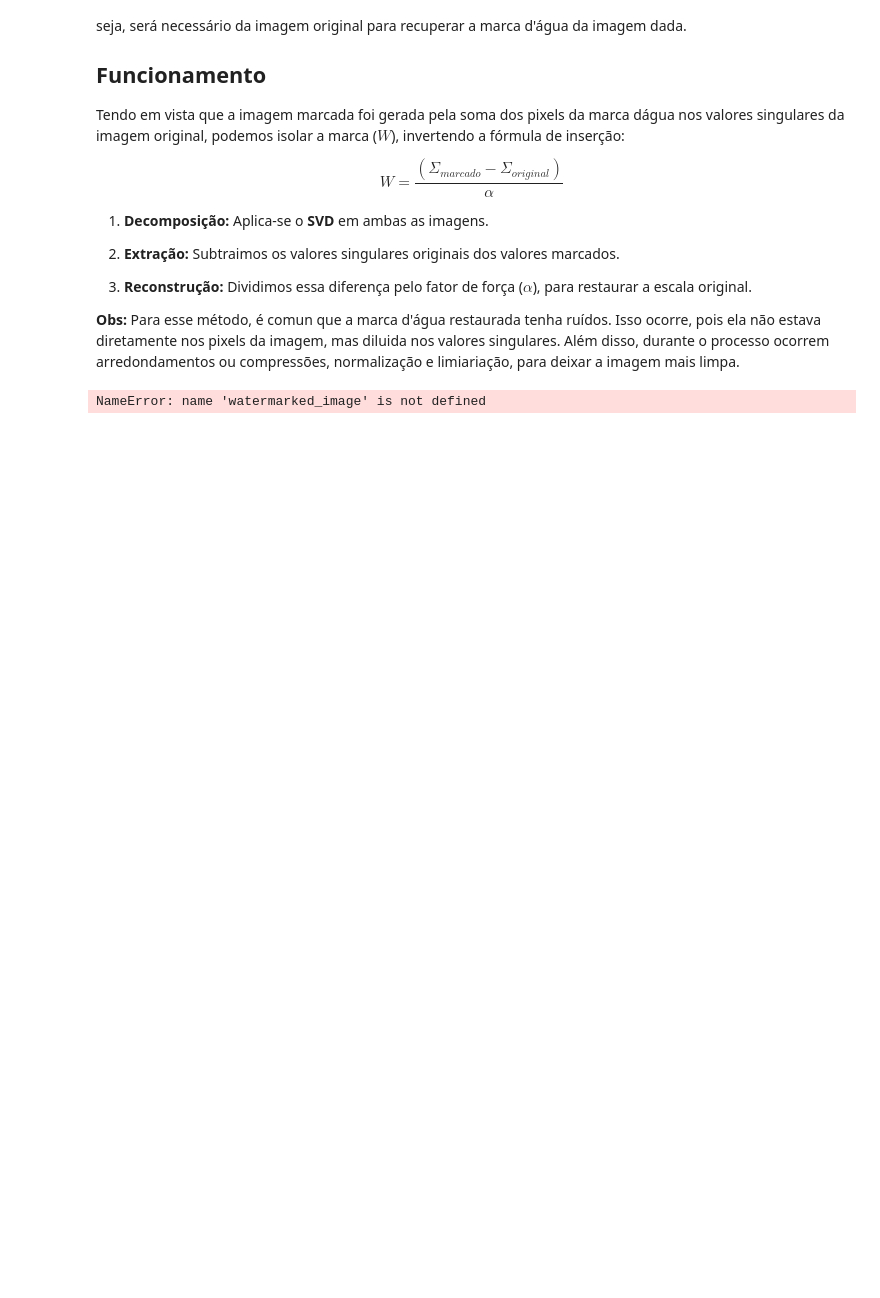
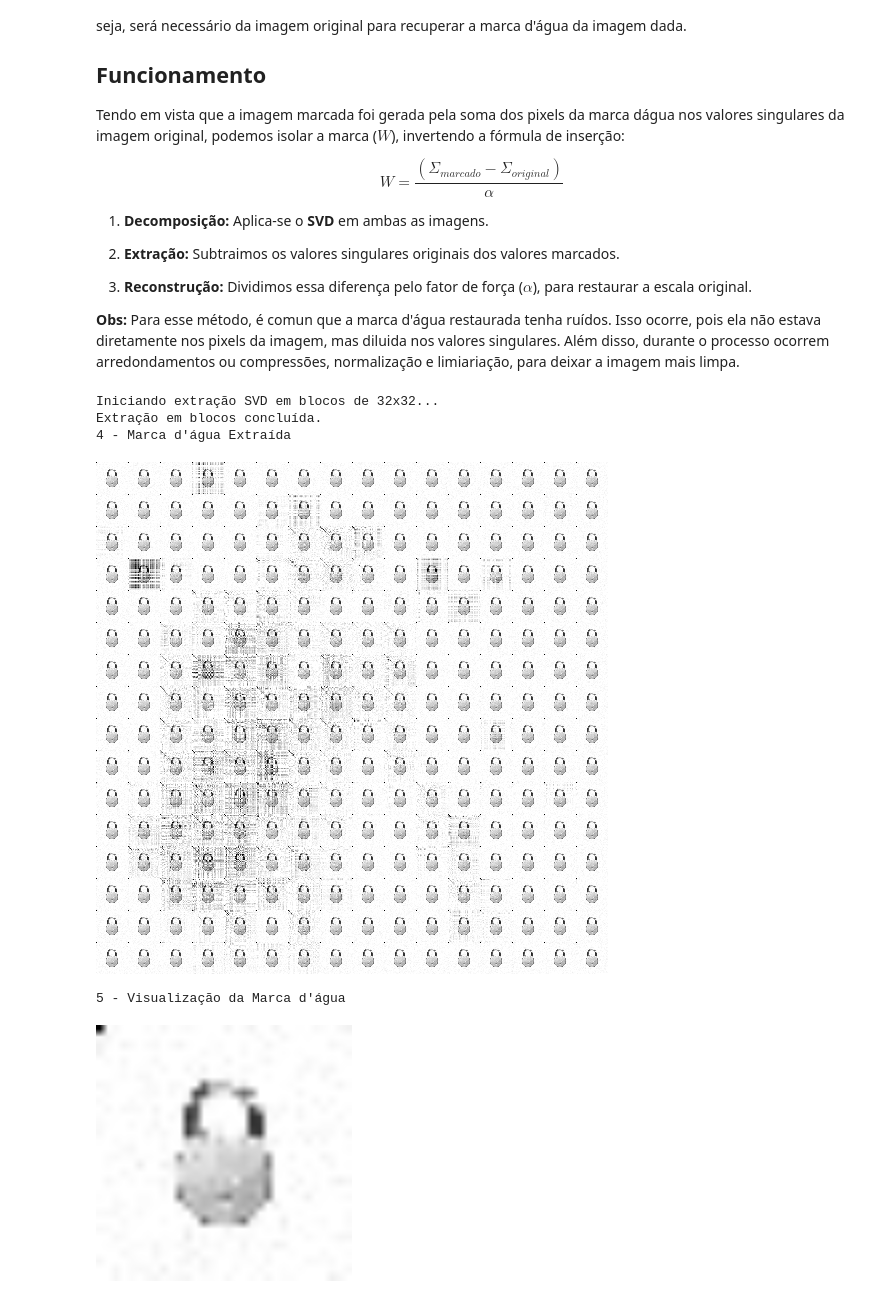
Before and after one commit to JuanHPassos/svd-watermarking, a Jupyter notebook: svd_watermarking.ipynb, the cells around one changed output. Drawn from its saved outputs; the diff is of its cells as text; code cells hidden in the pictures; blank space fills up the shorter version.

Commit message:
Last version of svd_watermarking.ipynb

```diff
--- a/svd_watermarking.ipynb
+++ b/svd_watermarking.ipynb
@@ -268,13 +216,14 @@ import numpy as np
 import cv2
 from google.colab.patches import cv2_imshow
 
-def extract_svd(watermarked_image, host_image, alpha, block_size=4):
+def extract_svd(watermarked_image, host_image, alpha, keys, block_size=32):
     """
     Extrai uma marca d'água (watermark_image) de uma imagem marcada (watermarked_image)
     usando SVD em blocos.
 
     NOTA: Este é um método "não-cego" (non-blind) e REQUER a imagem hospedeira
-    original para a extração, conforme descrito na fórmula do artigo.
+    original para a extração, conforme descrito na fórmula do artigo. [cite: 222]
+
     :param watermarked_image: A imagem marcada.
     :param host_image: A imagem hospedeira ORIGINAL.
     :param alpha: O fator de força usado no embedding.
@@ -297,52 +246,67 @@ def extract_svd(watermarked_image, host_image, alpha, block_size=4):
         for c in range(0, cols, block_size):
 
             # Definir os limites do bloco atual
             r_end = min(r + block_size, rows)
             c_end = min(c + block_size, cols)
 
             # Obter os blocos da imagem marcada e da hospedeira
             watermarked_block = watermarked_image_f[r:r_end, c:c_end]
             host_block = host_image_f[r:r_end, c:c_end]
 
-            k_rows, k_cols = host_block.shape
-            k = min(k_rows, k_cols)
+            current_block_shape = host_block.shape
+
+            if (r, c) not in keys:
+              continue
+
+            # Recupera U e V para a reconstrução da marca d'água
+            U_w, V_w_T = keys[(r, c)]
 
             # Calcular SVD de AMBOS os blocos para obter suas matrizes S
 
             try:
-                # Obter S da hospedeira (S)
-                _, S_host,_ = np.linalg.svd(host_block)
+                # Obter S da hospedeira (S) da marcada(S_w_extracted)
+                U_h, S_h_diag, V_h_T = np.linalg.svd(host_block)
 
-                # Obter S da imagem marcada
-                _, S_wm, _ = np.linalg.svd(watermarked_block)
-
-                # Construir matrizes diagonais
-                S_matrix = np.zeros((k_rows, k_cols))
-                D_matrix = np.zeros((k_rows, k_cols))
-
-                S_matrix[:k, :k] = np.diag(S_host)
-                D_matrix[:k, :k] = np.diag(S_wm)
-
-                # Formula de Extraçao: W = (D - S) / alpha
-                W_block = (D_matrix - S_matrix) / alpha
-
-                extracted_watermark[r:r_end, c:c_end] = W_block
-
+                S_w_extracted = U_h.T @ watermarked_block @ V_h_T.T
 
             except np.linalg.LinAlgError:
                 # SVD falhou, pular este bloco
                 continue
 
+            # Recontruir a matriz D
+            D = U_w @ S_w_extracted @ V_w_T
+
+            current_shape = host_block.shape
+            S_h_mat = np.zeros(current_shape)
+            k = min(current_shape)
+            S_h_mat[:k, :k] = np.diag(S_h_diag)
+
+            # Extrair a marca d'água
+            extracted_wm_block = (D - S_h_mat) / alpha
+            extracted_watermark[r:r_end, c:c_end] = extracted_wm_block
 
     # Clampar/Truncar valores e converter
     extracted_watermark = np.clip(extracted_watermark, 0, 255)
     extracted_watermark = np.uint8(extracted_watermark)
 
+    visual_wm = extracted_watermark[0:block_size, 0:block_size]
+    visual_wm = cv2.resize(visual_wm, (host_image.shape[1]//2, host_image.shape[0]//2))
+
+
     print("Extração em blocos concluída.")
-    return extracted_watermark
+    return extracted_watermark, visual_wm
 
-extracted_watermark = extract_svd(watermarked_image, host, ALPHA)
+extracted_watermark, visual_wm = extract_svd(watermarked_image, host, ALPHA, keys)
+
 print('4 - Marca d\'água Extraída')
 cv2_imshow(extracted_watermark)
+
+print('5 - Visualização da Marca d\'água')
+cv2_imshow(visual_wm)
 # %% [output]
-NameError: name 'watermarked_image' is not defined
+Iniciando extração SVD em blocos de 32x32...
+Extração em blocos concluída.
+4 - Marca d'água Extraída
+[figure, added]
+5 - Visualização da Marca d'água
+[figure, added]
```
Also changed, not shown: parts of 5 cells of this notebook.
